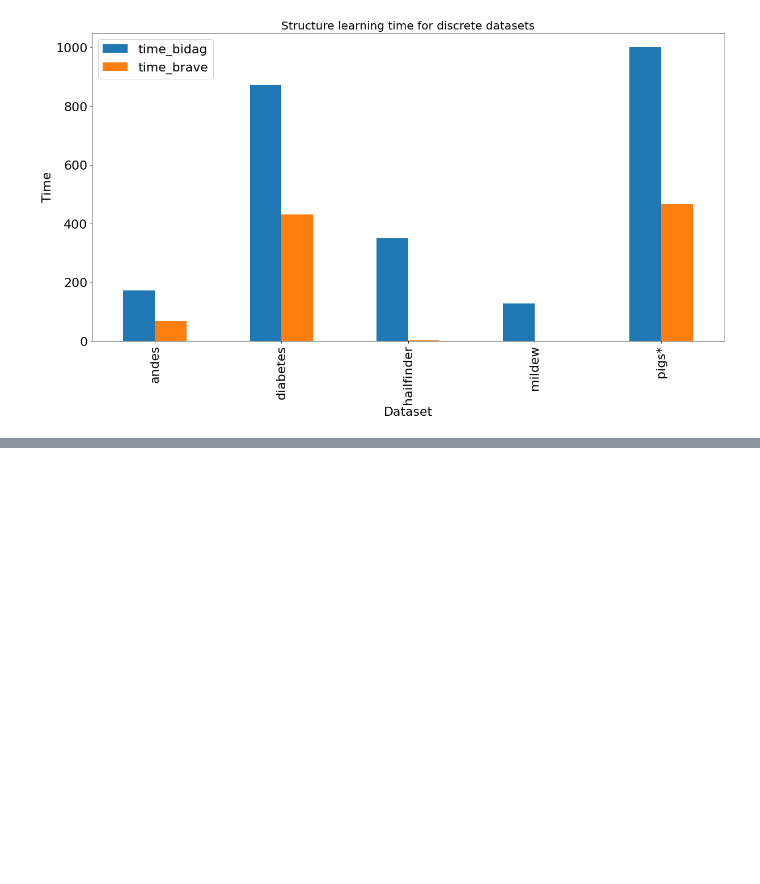
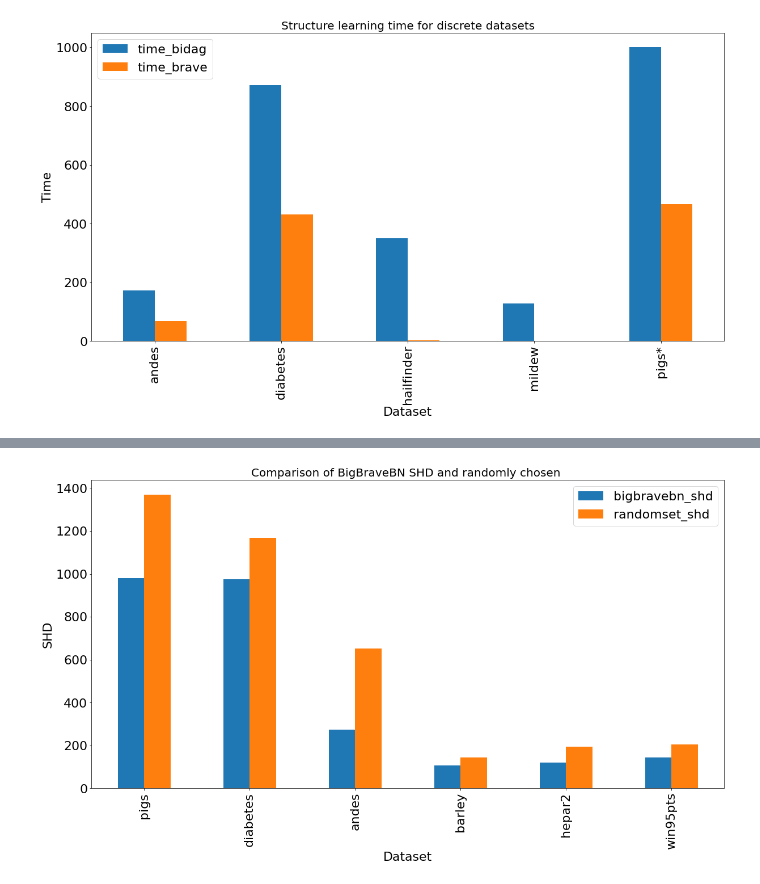
Before and after one commit to jrzkaminski/BAMT-old, a Jupyter notebook: temp_nb.ipynb, the cells around one changed output, grey strips where cells are left out. Saved outputs shown, nothing was run; the diff lists cells and outputs as text; code cells hidden in the pictures; blank space fills up the shorter version.

Commit message:
Updated results and added plots

```diff
--- a/temp_nb.ipynb
+++ b/temp_nb.ipynb
@@ -61,3 +60,6 @@ plt.title('Structure learning time for discrete datasets', fontdict={'fontsize':
 plt.show()
 # %% [output]
 [figure]
+# %%
+df_bnrand = pd.read_csv("BigBraveBNvRandom.csv")
+df_bnrand
@@ -63,0 +74,8 @@ plt.show()
+# %%
+df_bnrand.plot(x="dataset", y=[ "bigbravebn_shd", "randomset_shd"], kind="bar", figsize=(20,10))
+plt.xlabel('Dataset', fontdict={'fontsize': 22})
+plt.ylabel('SHD', fontdict={'fontsize': 22})
+plt.title('Comparison of BigBraveBN SHD and randomly chosen ', fontdict={'fontsize': 20})
+plt.show()
+# %% [output]
+[figure, added]
```
Also changed, not shown: parts of 2 cells of this notebook, 2 other files.
